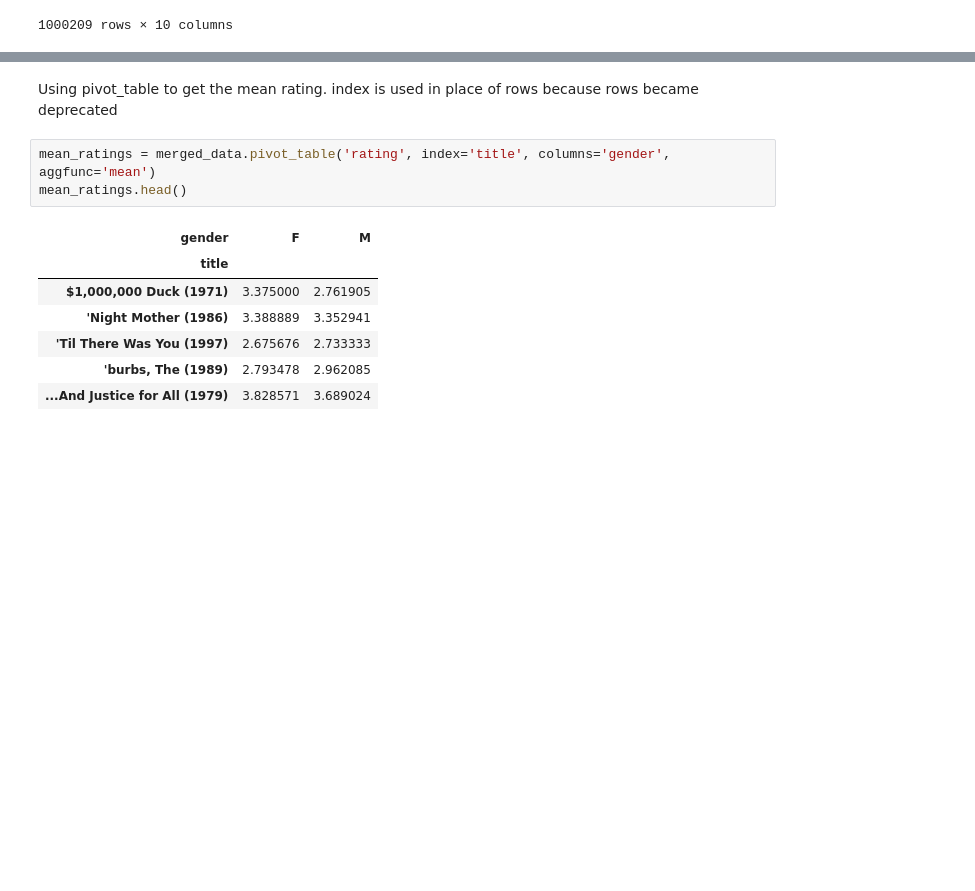
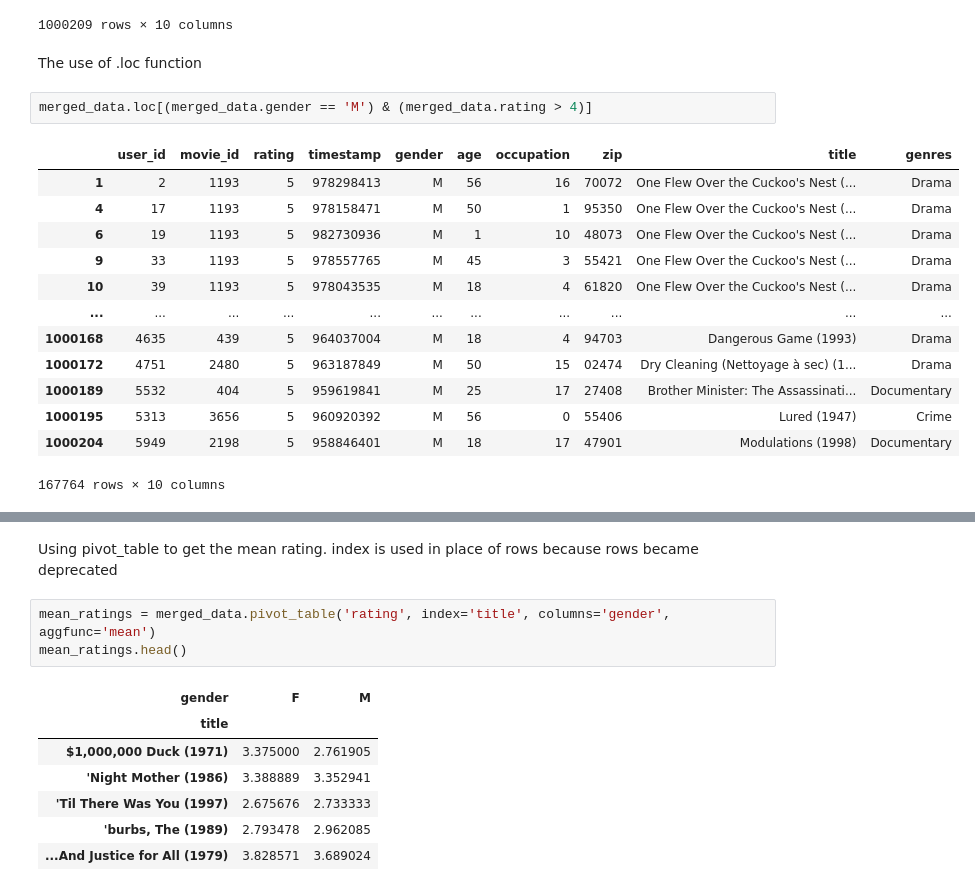
Before and after one commit to Code-with-jaycee/Python-for-data-Analysis-By-Wes-McKinney, a Jupyter notebook: main.ipynb, the cells around one changed output, grey strips where cells are left out. Drawn from its saved outputs; the diff is of its cells as text; blank space fills up the shorter version.

```diff
--- a/main.ipynb
+++ b/main.ipynb
@@ -66,3 +71,21 @@ merged_data
 | 1000207 | 5851 | 3607 | 5 | 957756608 | F | 18 | 20 | 55410 | One Little Indian (1973) | Comedy|Drama|Western |
 | 1000208 | 5938 | 2909 | 4 | 957273353 | M | 25 | 1 | 35401 | Five Wives, Three Secretaries and... | Documentary |
 1000209 rows × 10 columns
+# %% [markdown]
+The use of .loc function
+# %%
+merged_data.loc[(merged_data.gender == 'M') & (merged_data.rating > 4)]
+# %% [output]
+|  | user_id | movie_id | rating | timestamp | gender | age | occupation | zip | title | genres |
+| 1 | 2 | 1193 | 5 | 978298413 | M | 56 | 16 | 70072 | One Flew Over the Cuckoo's Nest (... | Drama |
+| 4 | 17 | 1193 | 5 | 978158471 | M | 50 | 1 | 95350 | One Flew Over the Cuckoo's Nest (... | Drama |
+| 6 | 19 | 1193 | 5 | 982730936 | M | 1 | 10 | 48073 | One Flew Over the Cuckoo's Nest (... | Drama |
+| 9 | 33 | 1193 | 5 | 978557765 | M | 45 | 3 | 55421 | One Flew Over the Cuckoo's Nest (... | Drama |
+| 10 | 39 | 1193 | 5 | 978043535 | M | 18 | 4 | 61820 | One Flew Over the Cuckoo's Nest (... | Drama |
+| ... | ... | ... | ... | ... | ... | ... | ... | ... | ... | ... |
+| 1000168 | 4635 | 439 | 5 | 964037004 | M | 18 | 4 | 94703 | Dangerous Game (1993) | Drama |
+| 1000172 | 4751 | 2480 | 5 | 963187849 | M | 50 | 15 | 02474 | Dry Cleaning (Nettoyage à sec) (1... | Drama |
+| 1000189 | 5532 | 404 | 5 | 959619841 | M | 25 | 17 | 27408 | Brother Minister: The Assassinati... | Documentary |
+| 1000195 | 5313 | 3656 | 5 | 960920392 | M | 56 | 0 | 55406 | Lured (1947) | Crime |
+| 1000204 | 5949 | 2198 | 5 | 958846401 | M | 18 | 17 | 47901 | Modulations (1998) | Documentary |
+167764 rows × 10 columns
```
Also changed, not shown: parts of 8 cells of this notebook.
